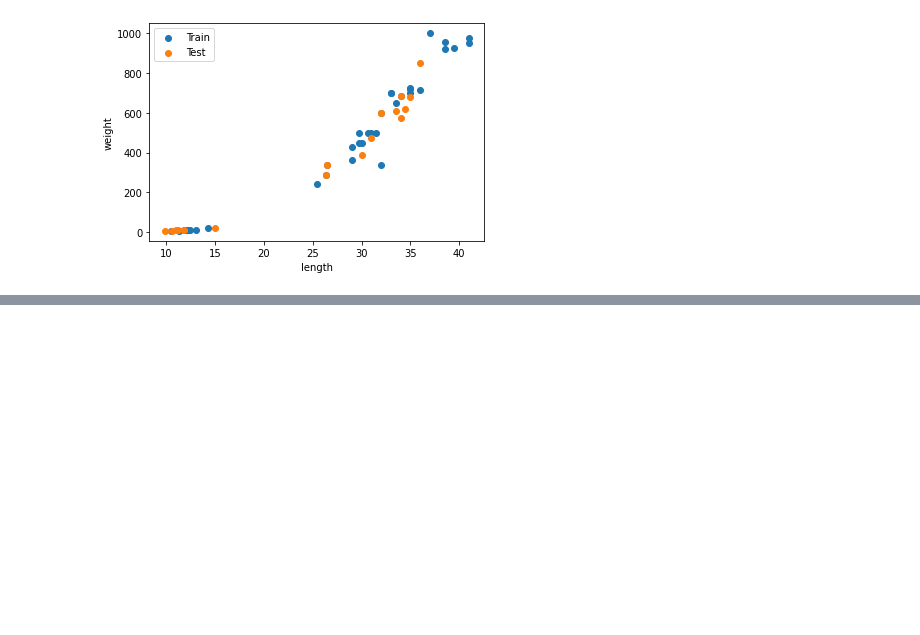
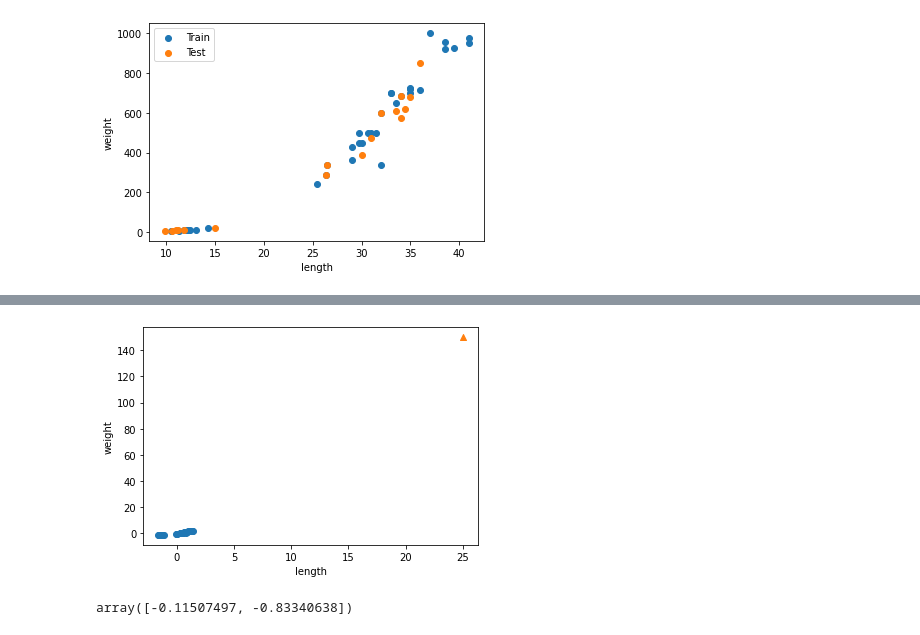
Before and after one commit to yipf1123/human_edu, a Jupyter notebook: Python/230327머신러닝.ipynb, the cells around one changed output, grey strips where cells are left out. Saved outputs shown, nothing was run; the diff lists cells and outputs as text; code cells hidden in the pictures; blank space fills up the shorter version.

```diff
--- a/Python/230327머신러닝.ipynb
+++ b/Python/230327머신러닝.ipynb
@@ -171,0 +298,15 @@ plt.show()
+# %%
+train_scaled = (train_input - mean ) / std
+# %%
+plt.scatter(train_scaled[:,0], train_scaled[:,1])
+plt.scatter(25, 150, marker='^')
+plt.xlabel('length')
+plt.ylabel('weight')
+plt.show()
+# %% [output]
+[figure, added]
+# %%
+new = ([25,150] - mean) /std
+new
+# %% [output]
+array([-0.11507497, -0.83340638])
```
Also changed, not shown: parts of 42 cells of this notebook.
